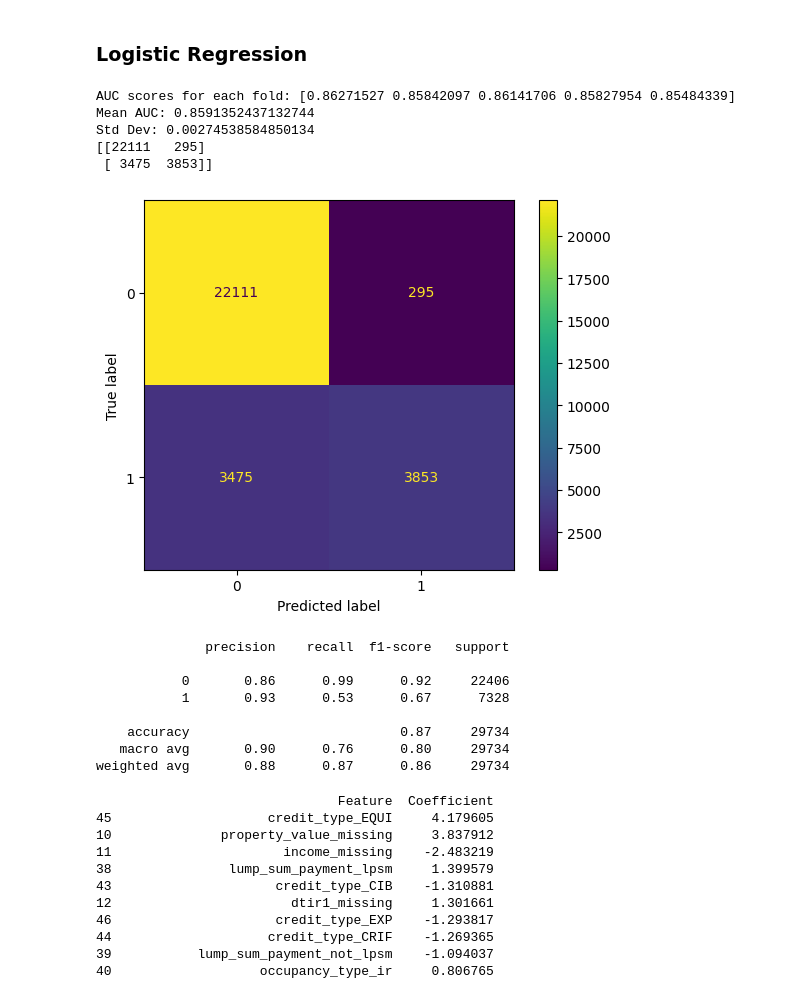
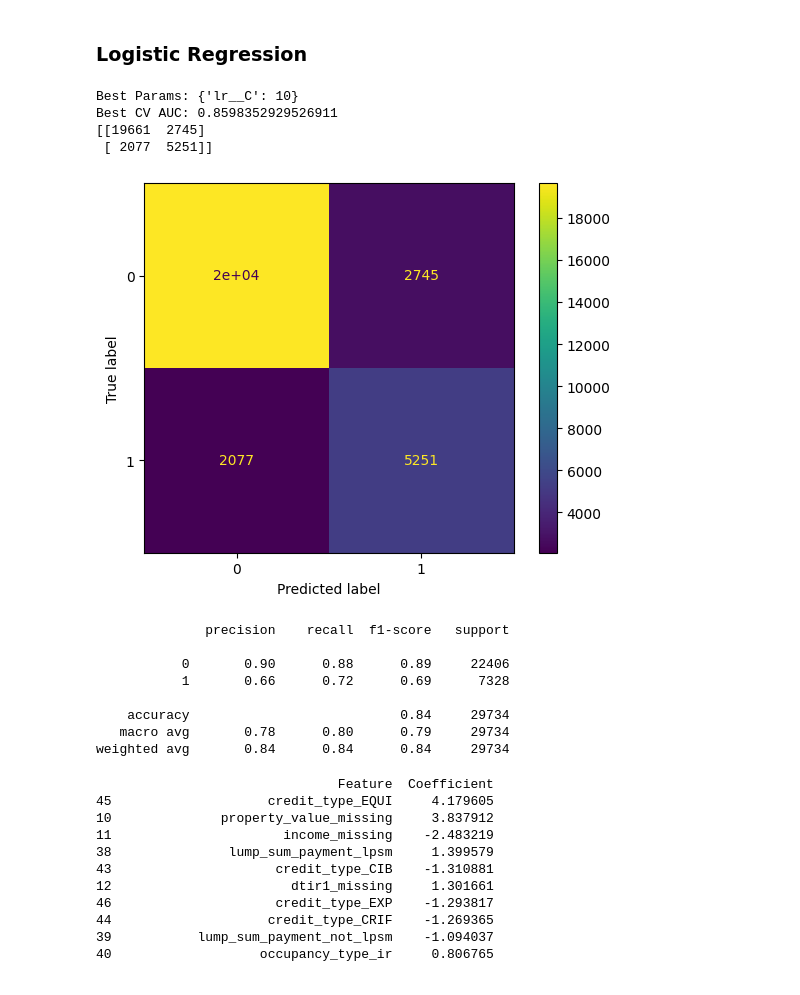
Before and after one commit to UmarHMoh/COMP3608-LOANS-PROJECT, a Jupyter notebook: Scripts/Dataset1/DS1-Cleaning_and_Modelling.ipynb, the cells around one changed output. Drawn from its saved outputs; the diff is of its cells as text; code cells hidden in the pictures.

Commit message:
Implement GridSearch

```diff
--- a/Scripts/Dataset1/DS1-Cleaning_and_Modelling.ipynb
+++ b/Scripts/Dataset1/DS1-Cleaning_and_Modelling.ipynb
@@ -159,43 +159,54 @@ from imblearn.pipeline import Pipeline
 # %%
 log_reg = Pipeline([
     ('smote', SMOTE(random_state=42)),
-    ('lr', LogisticRegression(max_iter=1000))
+    ('lr', LogisticRegression(max_iter=1000, random_state=42))
 ])
 
 skf = StratifiedKFold(
     n_splits=5,
     shuffle=True,
     random_state=42
 )
-cv_scores = cross_val_score(log_reg,X_train,y_train,cv=skf,scoring='roc_auc')
 
-print("AUC scores for each fold:", cv_scores)
-print("Mean AUC:", cv_scores.mean())
-print("Std Dev:", cv_scores.std())
+param_grid = {
+    'lr__C': [0.1, 1, 10]
+}
 
-log_reg.fit(X_train, y_train)
-y_pred = log_reg.predict(X_test)
+grid = GridSearchCV(
+    estimator=log_reg,
+    param_grid=param_grid,
+    scoring='roc_auc',
+    cv=skf,
+    n_jobs=-1
+)
+grid.fit(X_train, y_train)
+print("Best Params:", grid.best_params_)
+print("Best CV AUC:", grid.best_score_)
+
+best_model = grid.best_estimator_
+#log_reg.fit(X_train, y_train)
+y_pred = best_model.predict(X_test)
+#y_pred = log_reg.predict(X_test)
 cm = confusion_matrix(y_test, y_pred)
 print(cm)
 disp = ConfusionMatrixDisplay(confusion_matrix=cm)
 disp.plot()
 plt.show()
 print(classification_report(y_test, y_pred))
 # %% [output]
-AUC scores for each fold: [0.86271527 0.85842097 0.86141706 0.85827954 0.85484339]
-Mean AUC: 0.8591352437132744
-Std Dev: 0.00274538584850134
-[[22111   295]
- [ 3475  3853]]
+Best Params: {'lr__C': 10}
+Best CV AUC: 0.8598352929526911
+[[19661  2745]
+ [ 2077  5251]]
-[figure, old version]
+[figure, new version]
               precision    recall  f1-score   support
 
-           0       0.86      0.99      0.92     22406
-           1       0.93      0.53      0.67      7328
+           0       0.90      0.88      0.89     22406
+           1       0.66      0.72      0.69      7328
 
-    accuracy                           0.87     29734
-   macro avg       0.90      0.76      0.80     29734
-weighted avg       0.88      0.87      0.86     29734
+    accuracy                           0.84     29734
+   macro avg       0.78      0.80      0.79     29734
+weighted avg       0.84      0.84      0.84     29734
 # %%
 import pandas as pd
 
```
Also changed, not shown: parts of 3 cells of this notebook.
